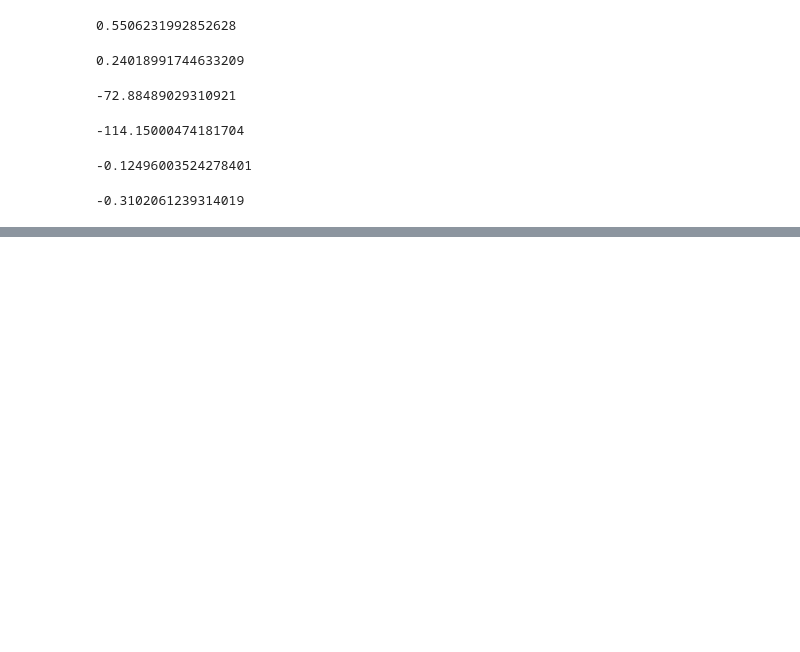
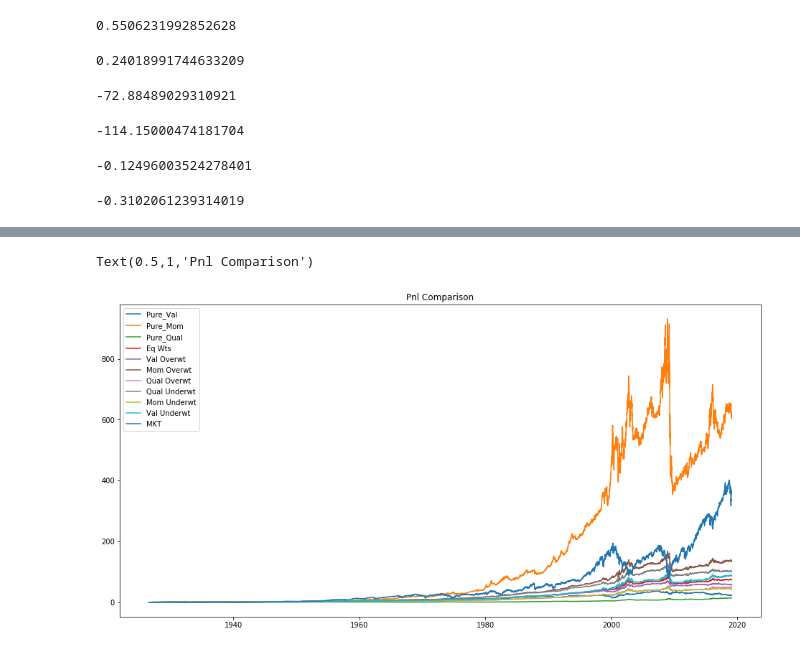
Before and after one commit to amritprasad/MFE_DAM, a Jupyter notebook: DAM Project.ipynb, the cells around one changed output, grey strips where cells are left out. Drawn from its saved outputs; the diff is of its cells as text; code cells hidden in the pictures; blank space fills up the shorter version.

```diff
--- a/DAM Project.ipynb
+++ b/DAM Project.ipynb
@@ -348,0 +435,37 @@ maxDrawDown(perf_MKT)/perf_MKT.iloc[-1]
+# %%
+def fixedWts_BT(weights, df_Price, wtsVec, GMV, Tcost_vec):
+    fixedWts = pd.DataFrame(index = weights.index, columns = weights.columns)
+    for i in range(0, len(fixedWts)):
+        fixedWts.loc[fixedWts.index[i],:] = wtsVec
+
+    fixedWts = adjustWeights(fixedWts, df_Price)
+    (shares, turnover) = convertWeights2Shares(fixedWts, df_Price, GMV, Tcost_vec)
+    shares_daily = df2Daily(shares, df_Price.index)
+    perf, nonNanRow = calcPnl(df_Price, shares_daily)
+    return (perf, nonNanRow)
+# %%
+inputs = {
+    'Pure_Val': np.array([0.,1.,0.,0.,0.]),
+    'Pure_Mom': np.array([0.,0.,1.,0.,0.]),
+    'Pure_Qual': np.array([0.,0.,0.,1.,0.]),
+    'Eq Wts': np.array([0.,1/3,1/3,1/3,0.]),
+    'Val Overwt': np.array([0.,0.5,0.25,0.25,0.]),
+    'Mom Overwt': np.array([0.,0.25,0.5,0.25,0.]),
+    'Qual Overwt': np.array([0.,0.25,0.25,0.5,0.]),
+    'Qual Underwt': np.array([0.,0.4,0.4,0.2,0.]),
+    'Mom Underwt': np.array([0.,0.4,0.2,0.4,0.]),
+    'Val Underwt': np.array([0.,0.2,0.4,0.4,0.]),
+}
+# %%
+plt.figure('Pnl Comparison',figsize=(16,8))
+plt.clf()
+for key, value in inputs.items():
+    perf, nonNanRow = fixedWts_BT(weights, us_Price, value, GMV, Tcost_vec)
+    plt.plot(perf.index, perf.values, label=key)
+perf_MKT = cumul_perf(us_ret.loc[us_ret.index[nonNanRow]:,'MKT'])
+plt.plot(perf_MKT.index, perf_MKT.values, label='MKT')
+plt.legend(loc = 'best')
+plt.title('Pnl Comparison')
+# %% [output]
+Text(0.5,1,'Pnl Comparison')
+[figure, added]
```
Also changed, not shown: parts of 10 cells of this notebook.
